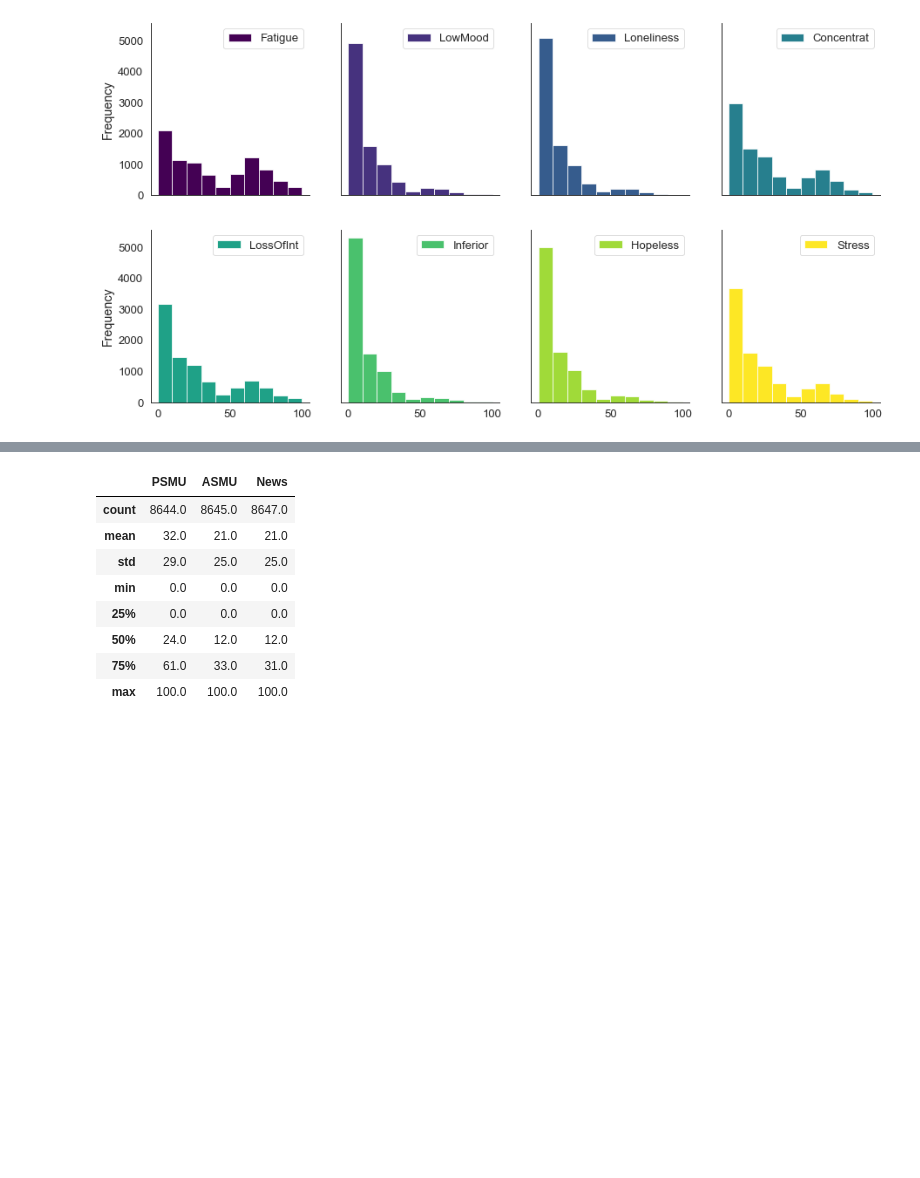
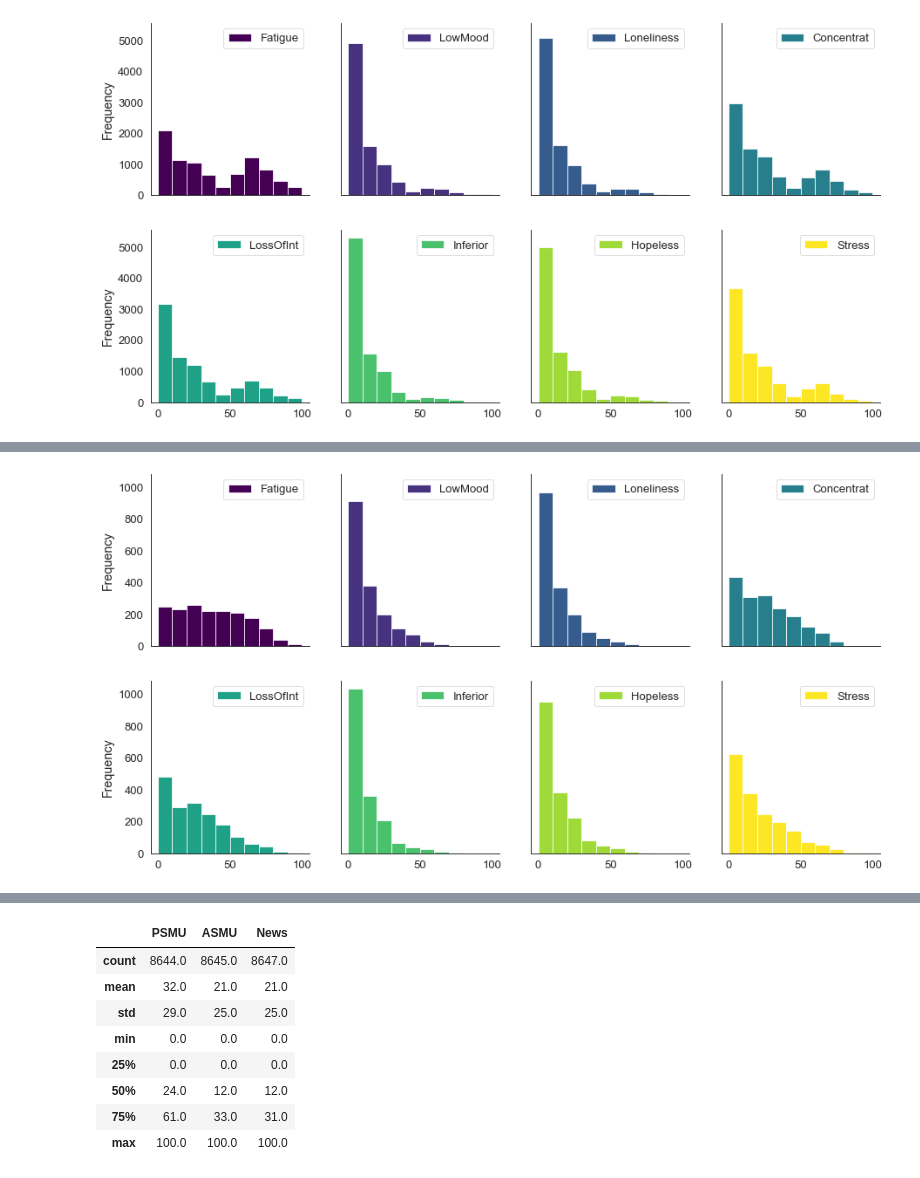
Before and after one commit to serNAVARRO7/AISaturdays-depresion-rrss, a Jupyter notebook: scripts/EDA-depresion-rrss.ipynb, the cells around one changed output, grey strips where cells are left out. Saved outputs shown, nothing was run; the diff lists cells and outputs as text; code cells hidden in the pictures; blank space fills up the shorter version.

Commit message:
Add ESM questionnaire histograms at different granularity levels

```diff
--- a/scripts/EDA-depresion-rrss.ipynb
+++ b/scripts/EDA-depresion-rrss.ipynb
@@ -164,3 +168,6 @@ sns.despine()
 plt.savefig('../figures/ESM_quest-hist.png')
 # %% [output]
 [figure]
+# %%
+dailyMean = data.groupby(["Participant", "Date"], as_index=False)[['Fatigue', 'LowMood', 'Loneliness', 'Concentrat', 'LossOfInt', 'Inferior', 'Hopeless', 'Stress']].mean()
+dailyMean
@@ -166,0 +188,15 @@ plt.savefig('../figures/ESM_quest-hist.png')
+# %%
+# Plot daily means of ESM questionnaire variables per subject
+
+sns.set_style("white")
+sns.set_context("paper", font_scale=1.5, rc={"lines.linewidth": 2.5})
+
+dailyMean_ESM_quest = dailyMean.loc[:,['Fatigue', 'LowMood', 'Loneliness',
+                        'Concentrat', 'LossOfInt', 'Inferior',
+                        'Hopeless', 'Stress']]
+dailyMean_ESM_quest.plot.hist(subplots=True, layout=(2, 4), figsize=(15, 8), sharey=True,colormap='viridis')
+
+sns.despine()
+plt.savefig('../figures/dailyMean_ESM_quest-hist.png')
+# %% [output]
+[figure, added]
```
Also changed, not shown: parts of 4 cells of this notebook, 2 other files.
